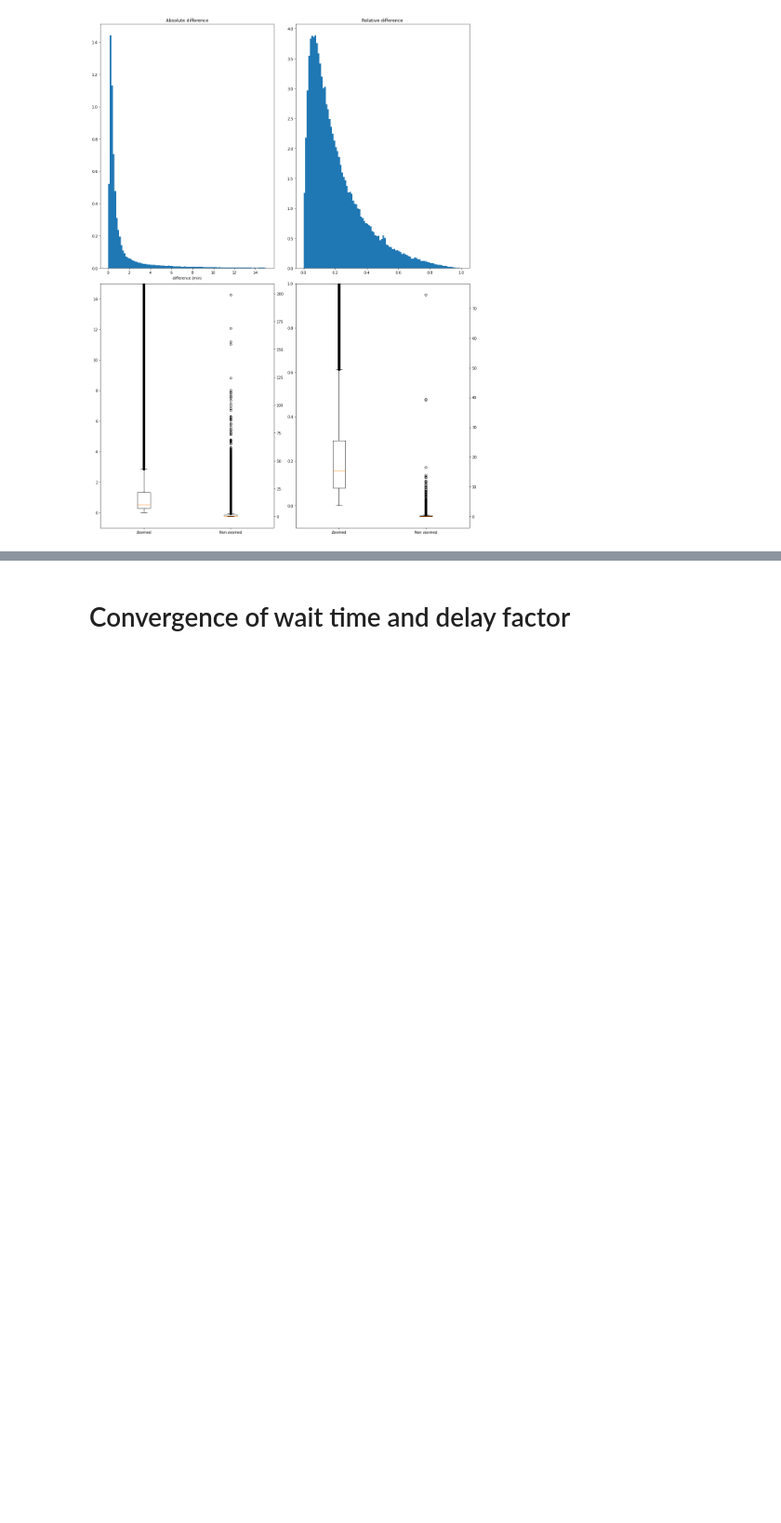
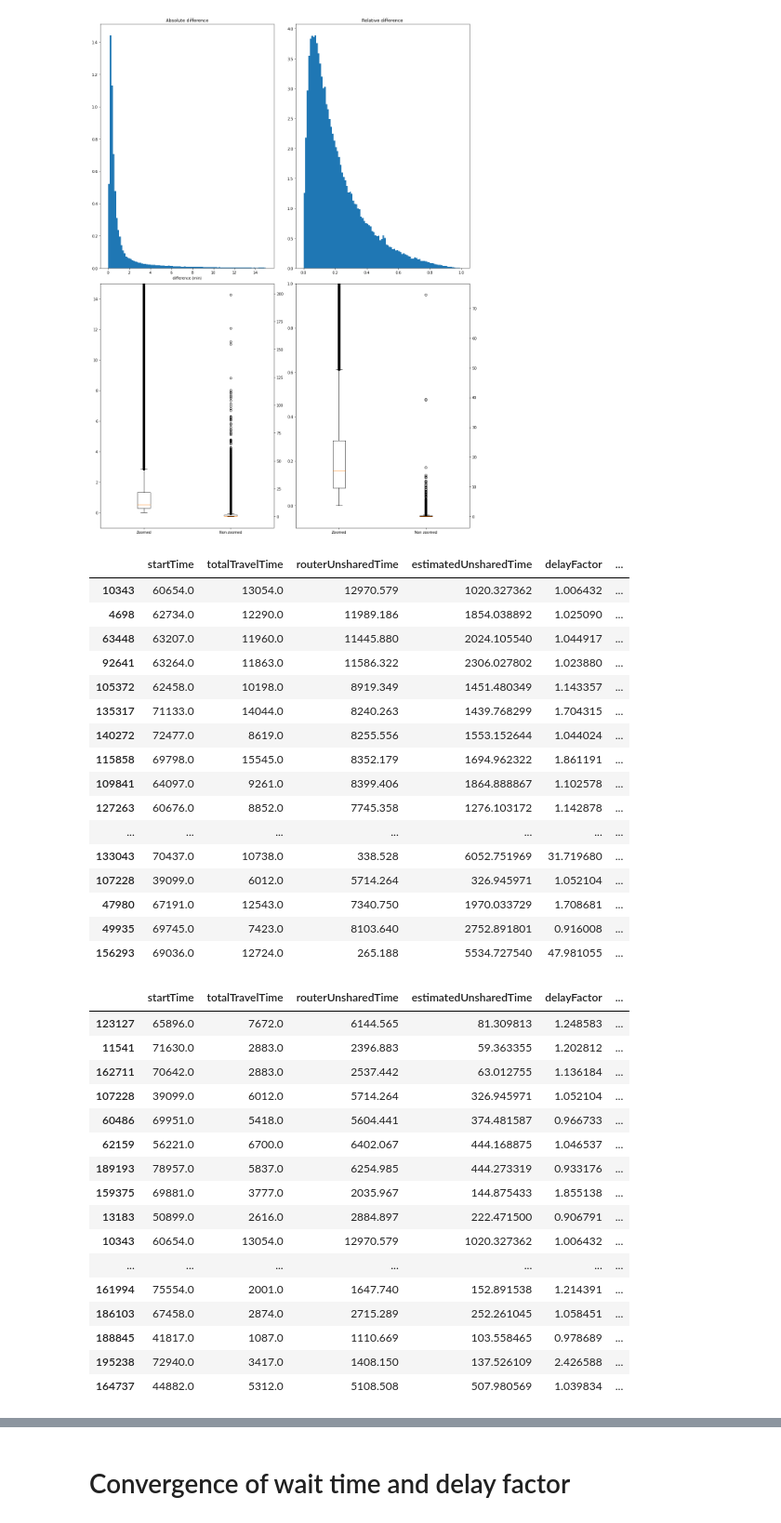
Before and after one commit to Sx-ETH/eqasim-java, a Jupyter notebook: switzerland/WaitTimeValidation/Generate plots.ipynb, the cells around one changed output, grey strips where cells are left out. Shown at 93% size. Drawn from its saved outputs; the diff is of its cells as text; code cells hidden in the pictures; blank space fills up the shorter version.

```diff
--- a/switzerland/WaitTimeValidation/Generate plots.ipynb
+++ b/switzerland/WaitTimeValidation/Generate plots.ipynb
@@ -439,3 +439,54 @@ Description of relative difference
 |  | count | mean | std | min | 25% | 50% | 75% | 90% | 95% | 99% | 99.9% | ... |
 | 0 | 215986.0 | 0.216554 | 0.31205 | 0.000002 | 0.079062 | 0.157495 | 0.29277 | 0.467742 | 0.587206 | 0.807082 | 2.195529 | ... |
 [figure]
+# %%
+def show_top_differences(it_drt_trip_stats, n=20):
+    filtered_without_router_zeros = it_drt_trip_stats[it_drt_trip_stats.routerUnsharedTime != 0].copy(deep=True)
+    filtered_without_router_zeros['abs_difference'] = np.abs(filtered_without_router_zeros['estimatedUnsharedTime'] - filtered_without_router_zeros['routerUnsharedTime'])
+    filtered_without_router_zeros['abs_difference_min'] = filtered_without_router_zeros['abs_difference'] / 60 #absolute difference in minutes
+    filtered_without_router_zeros['rel_difference'] = filtered_without_router_zeros['abs_difference'] / filtered_without_router_zeros['estimatedUnsharedTime']
+
+    cols = ['startTime', 'totalTravelTime', 'routerUnsharedTime', 'estimatedUnsharedTime', 'delayFactor', 'delayFactorEstimatedDRT', 'abs_difference', 'abs_difference_min', 'rel_difference']
+
+    top_abs_diff = filtered_without_router_zeros['abs_difference'].sort_values(ascending=False)[0:n].index.values
+    top_rel_diff = filtered_without_router_zeros['rel_difference'].sort_values(ascending=False)[0:n].index.values
+    display(filtered_without_router_zeros.loc[top_abs_diff][cols])
+    display(filtered_without_router_zeros.loc[top_rel_diff][cols])
+#no_rej_4000['drt_trips_stats'][100].iloc[np.abs(no_rej_4000['drt_trips_stats'][100]['estimatedUnsharedTime'] - no_rej_4000['drt_trips_stats'][100]['routerUnsharedTime']).argmax()]
+# %%
+show_top_differences(no_rej_4000['drt_trips_stats'][100])
+# %% [output]
+|  | startTime | totalTravelTime | routerUnsharedTime | estimatedUnsharedTime | delayFactor | ... |
+| 10343 | 60654.0 | 13054.0 | 12970.579 | 1020.327362 | 1.006432 | ... |
+| 4698 | 62734.0 | 12290.0 | 11989.186 | 1854.038892 | 1.025090 | ... |
+| 63448 | 63207.0 | 11960.0 | 11445.880 | 2024.105540 | 1.044917 | ... |
+| 92641 | 63264.0 | 11863.0 | 11586.322 | 2306.027802 | 1.023880 | ... |
+| 105372 | 62458.0 | 10198.0 | 8919.349 | 1451.480349 | 1.143357 | ... |
+| 135317 | 71133.0 | 14044.0 | 8240.263 | 1439.768299 | 1.704315 | ... |
+| 140272 | 72477.0 | 8619.0 | 8255.556 | 1553.152644 | 1.044024 | ... |
+| 115858 | 69798.0 | 15545.0 | 8352.179 | 1694.962322 | 1.861191 | ... |
+| 109841 | 64097.0 | 9261.0 | 8399.406 | 1864.888867 | 1.102578 | ... |
+| 127263 | 60676.0 | 8852.0 | 7745.358 | 1276.103172 | 1.142878 | ... |
+| ... | ... | ... | ... | ... | ... | ... |
+| 133043 | 70437.0 | 10738.0 | 338.528 | 6052.751969 | 31.719680 | ... |
+| 107228 | 39099.0 | 6012.0 | 5714.264 | 326.945971 | 1.052104 | ... |
+| 47980 | 67191.0 | 12543.0 | 7340.750 | 1970.033729 | 1.708681 | ... |
+| 49935 | 69745.0 | 7423.0 | 8103.640 | 2752.891801 | 0.916008 | ... |
+| 156293 | 69036.0 | 12724.0 | 265.188 | 5534.727540 | 47.981055 | ... |
+|  | startTime | totalTravelTime | routerUnsharedTime | estimatedUnsharedTime | delayFactor | ... |
+| 123127 | 65896.0 | 7672.0 | 6144.565 | 81.309813 | 1.248583 | ... |
+| 11541 | 71630.0 | 2883.0 | 2396.883 | 59.363355 | 1.202812 | ... |
+| 162711 | 70642.0 | 2883.0 | 2537.442 | 63.012755 | 1.136184 | ... |
+| 107228 | 39099.0 | 6012.0 | 5714.264 | 326.945971 | 1.052104 | ... |
+| 60486 | 69951.0 | 5418.0 | 5604.441 | 374.481587 | 0.966733 | ... |
+| 62159 | 56221.0 | 6700.0 | 6402.067 | 444.168875 | 1.046537 | ... |
+| 189193 | 78957.0 | 5837.0 | 6254.985 | 444.273319 | 0.933176 | ... |
+| 159375 | 69881.0 | 3777.0 | 2035.967 | 144.875433 | 1.855138 | ... |
+| 13183 | 50899.0 | 2616.0 | 2884.897 | 222.471500 | 0.906791 | ... |
+| 10343 | 60654.0 | 13054.0 | 12970.579 | 1020.327362 | 1.006432 | ... |
+| ... | ... | ... | ... | ... | ... | ... |
+| 161994 | 75554.0 | 2001.0 | 1647.740 | 152.891538 | 1.214391 | ... |
+| 186103 | 67458.0 | 2874.0 | 2715.289 | 252.261045 | 1.058451 | ... |
+| 188845 | 41817.0 | 1087.0 | 1110.669 | 103.558465 | 0.978689 | ... |
+| 195238 | 72940.0 | 3417.0 | 1408.150 | 137.526109 | 2.426588 | ... |
+| 164737 | 44882.0 | 5312.0 | 5108.508 | 507.980569 | 1.039834 | ... |
```
Also changed, not shown: parts of 2 cells of this notebook.
